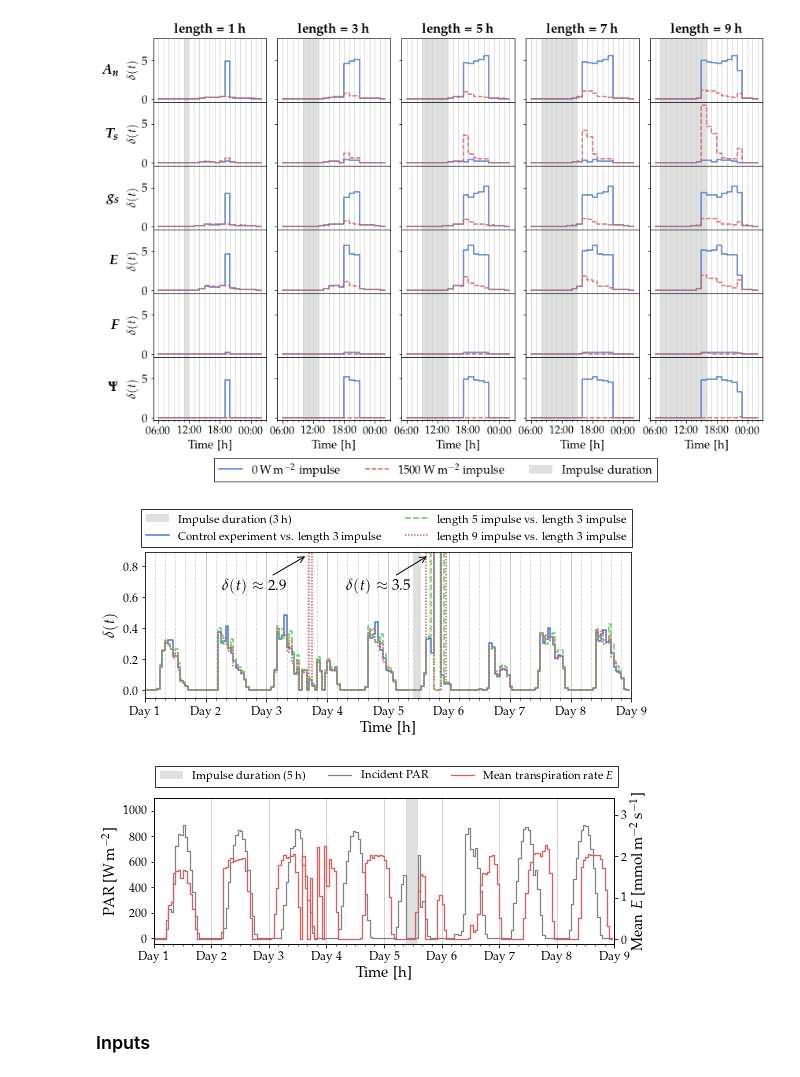
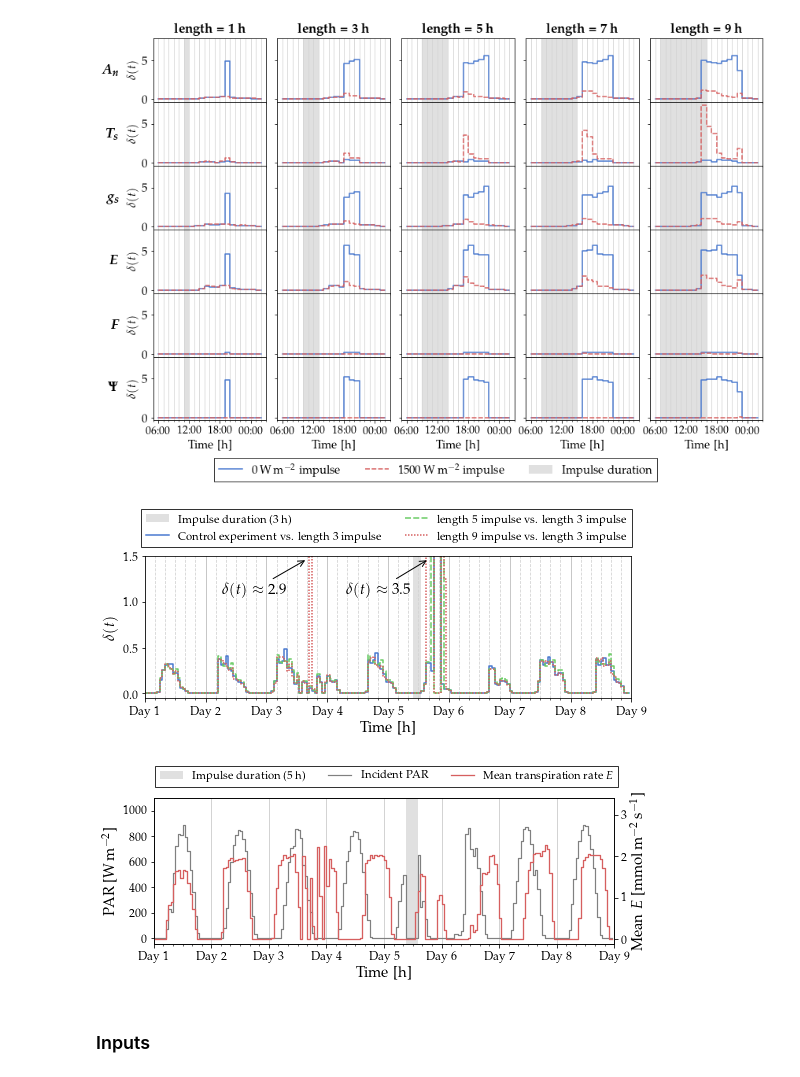
Before and after one commit to mcndt/thesis-plant-reservoir-computing, a Jupyter notebook: notebooks/impulse_experiments/Impulse_Figures_HydroShoot.ipynb, the cells around one changed output. Cells and saved outputs as stored; diff of their text form; code cells hidden in the pictures.

```diff
--- a/notebooks/impulse_experiments/Impulse_Figures_HydroShoot.ipynb
+++ b/notebooks/impulse_experiments/Impulse_Figures_HydroShoot.ipynb
@@ -232,7 +232,7 @@ with plt.style.context('seaborn-muted'):
 
     # Axes
     ax1.set_xlim(START, STOP)
-    ax1.set_ylim(-0.05, 0.89)
+    ax1.set_ylim(-0.05, 1.5)
     ax1.xaxis.set_minor_locator(MultipleLocator(4))
     ax1.xaxis.set_major_locator(MultipleLocator(24))
     ax1.xaxis.set_major_formatter(FuncFormatter(lambda x, _: f'Day {x // 24 + 1:.0f}'))
@@ -244,10 +244,10 @@ with plt.style.context('seaborn-muted'):
     ax1.set_ylabel(r'$\delta(t)$')
     ax1.set_xlabel(r'Time [\unit{\hour}]')
     ax1.get_legend().remove()
-    ax1.annotate(r"$\delta(t) \approx 2.9$", xy=(2 * 24 + 16, 0.87),
-                xytext=(2 * 24 + 8, 0.65), arrowprops=dict(arrowstyle="->"), ha='right')
-    ax1.annotate(r"$\delta(t) \approx 3.5$", xy=(4 * 24 + p0 + 6, 0.87),
-                xytext=(4 * 24 + p0 + -1, 0.65), arrowprops=dict(arrowstyle="->"), ha='right')
+    ax1.annotate(r"$\delta(t) \approx 2.9$", xy=(2 * 24 + 16, 1.47),
+                xytext=(2 * 24 + 8, 1.1), arrowprops=dict(arrowstyle="->"), ha='right')
+    ax1.annotate(r"$\delta(t) \approx 3.5$", xy=(4 * 24 + p0 + 6, 1.47),
+                xytext=(4 * 24 + p0 + -1, 1.1), arrowprops=dict(arrowstyle="->"), ha='right')
 
     fig.legend(loc='upper center', fancybox=False, shadow=False, ncol=2,
               frameon=True, edgecolor='black', bbox_to_anchor=(0.52, 1.15), fontsize=11.5)
@@ -275,34 +275,34 @@ with plt.style.context('seaborn-muted'):
             label='Incident PAR', linewidth=1.2)
     res_ax = ax2.twinx()
     res_ax.plot(time, res_series * 1000, color=colors[2], linestyle='solid', marker='^',
                 markersize=0, drawstyle='steps-pre', label='Mean transpiration rate $E$', linewidth=1.3)
 
     # Axes
     ax2.set_xlim(START, STOP)
     ax2.set_ylim(top=1100)
     res_ax.set_ylim(top=3.4)
     ax2.xaxis.set_minor_locator(MultipleLocator(4))
     ax2.xaxis.set_major_locator(MultipleLocator(24))
     ax2.xaxis.set_major_formatter(FuncFormatter(lambda x, _: f'Day {x // 24 + 1:.0f}'))
     ax2.grid(axis='x', linestyle='solid', color='lightgrey', alpha=1, linewidth=1, which='major')
     ax2.tick_params(axis='both', which='both', labelsize=12)
     res_ax.tick_params(axis='both', which='both', labelsize=12)
 
     # Labeling
     ax2.legend(loc='upper left').remove()
     res_ax.legend(loc='upper right').remove()
     ax2.set_ylabel(r'PAR [\unit{\watt\per\square\meter}]')
     res_ax.set_ylabel(r'Mean $E$ [\unit{\milli\mol\per\square\meter\per\second}]')
     ax2.set_xlabel(r'Time [\unit{\hour}]')
 
     fig.legend(loc='upper center', fancybox=False, shadow=False, ncol=3,
               frameon=True, edgecolor='black', bbox_to_anchor=(0.52, 1.1), fontsize=11.5)
     plt.tight_layout()
     plt.savefig('hydroshoot_instability_behavior.png', dpi=200, facecolor='white', bbox_inches='tight')
   except:
     pass
 # %% [output]
-[figure, old version]
+[figure, new version]
 [figure]
 # %% [markdown]
 ### Inputs
```
Also changed, not shown: 1 other file.
